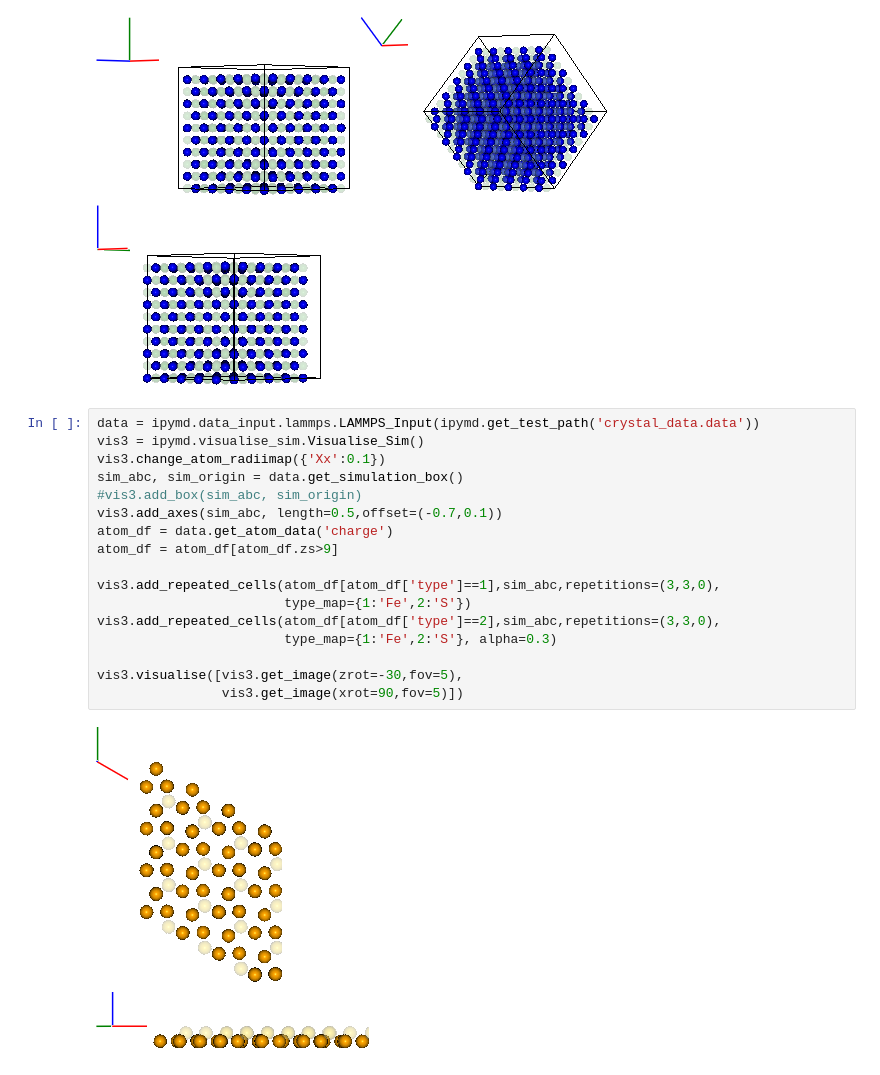
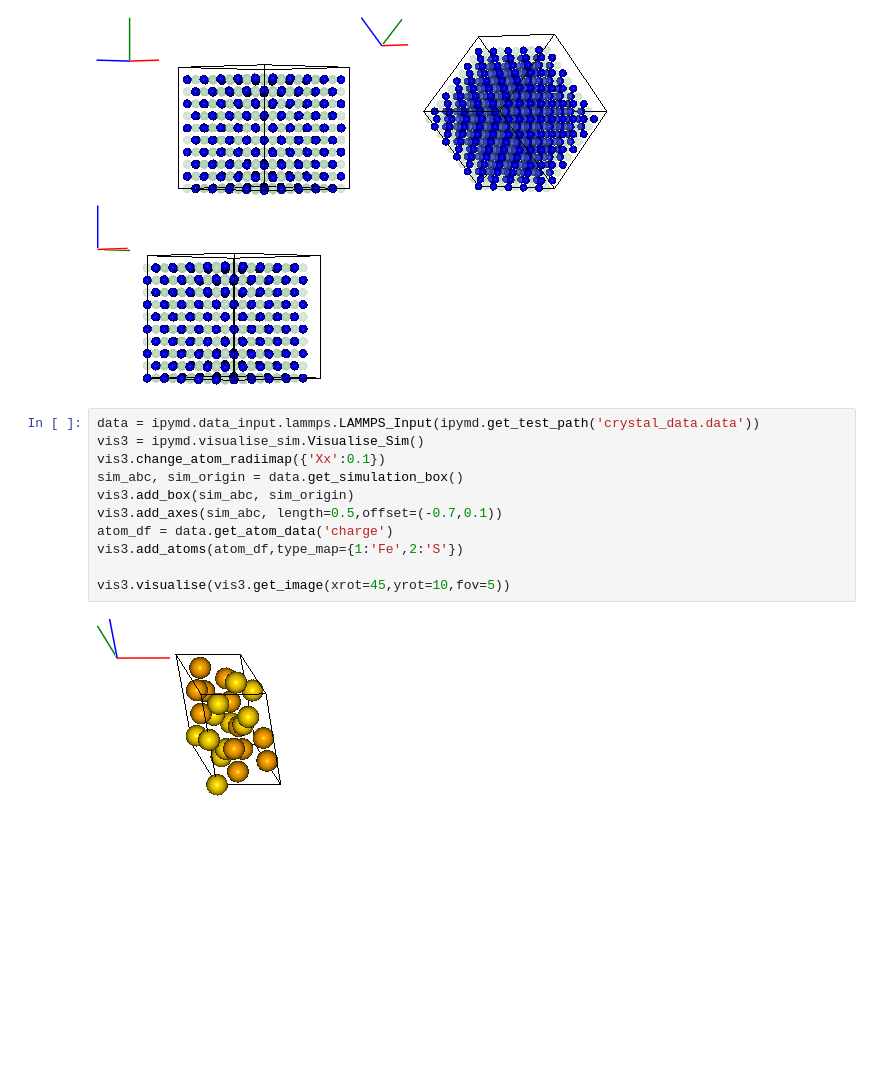
Before and after one commit to chrisjsewell/ipymd, a Jupyter notebook: example_analysis.ipynb, the cells around one changed output. Drawn from its saved outputs; the diff is of its cells as text; blank space fills up the shorter version.

```diff
--- a/example_analysis.ipynb
+++ b/example_analysis.ipynb
@@ -73,20 +73,14 @@ vis2.visualise(images, columns=2)
 # %%
 data = ipymd.data_input.lammps.LAMMPS_Input(ipymd.get_test_path('crystal_data.data'))
 vis3 = ipymd.visualise_sim.Visualise_Sim()
 vis3.change_atom_radiimap({'Xx':0.1})
 sim_abc, sim_origin = data.get_simulation_box()
-#vis3.add_box(sim_abc, sim_origin)
+vis3.add_box(sim_abc, sim_origin)
 vis3.add_axes(sim_abc, length=0.5,offset=(-0.7,0.1))
 atom_df = data.get_atom_data('charge')
-atom_df = atom_df[atom_df.zs>9]
+vis3.add_atoms(atom_df,type_map={1:'Fe',2:'S'})
 
-vis3.add_repeated_cells(atom_df[atom_df['type']==1],sim_abc,repetitions=(3,3,0),
-                        type_map={1:'Fe',2:'S'})
-vis3.add_repeated_cells(atom_df[atom_df['type']==2],sim_abc,repetitions=(3,3,0),
-                        type_map={1:'Fe',2:'S'}, alpha=0.3)
-
-vis3.visualise([vis3.get_image(zrot=-30,fov=5),
-                vis3.get_image(xrot=90,fov=5)])
+vis3.visualise(vis3.get_image(xrot=45,yrot=10,fov=5))
 # %% [output]
-[figure, old version]
+[figure, new version]
 # %%
```
Also changed, not shown: parts of 1 cell of this notebook, 3 other files.
